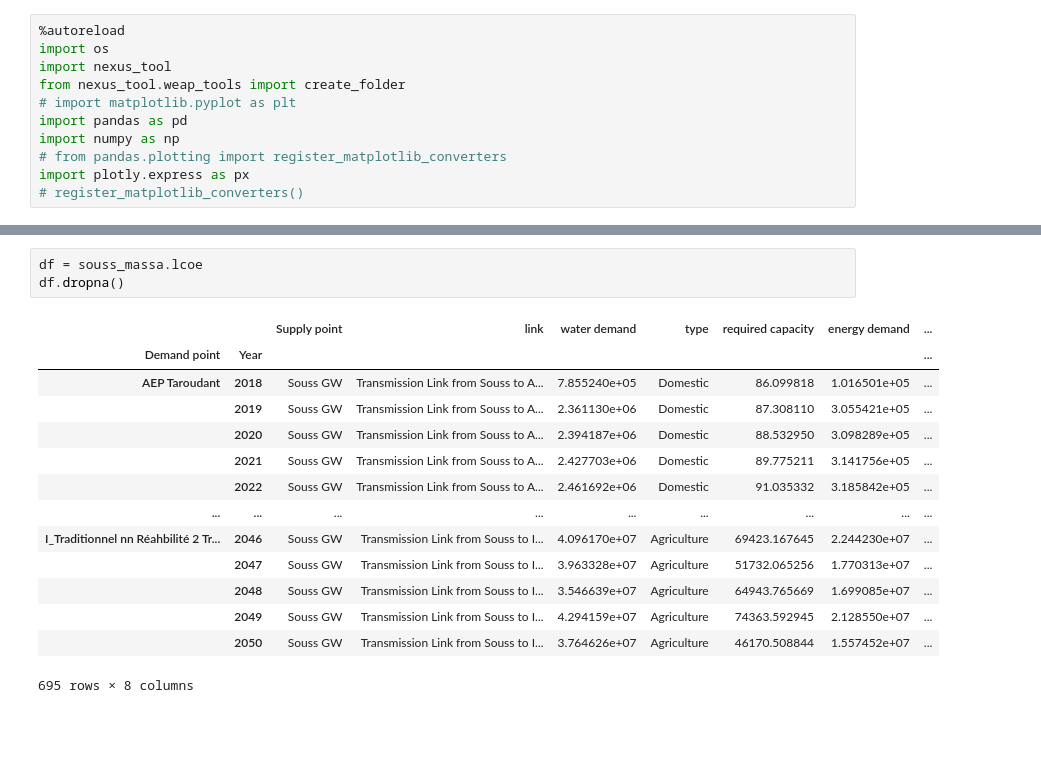
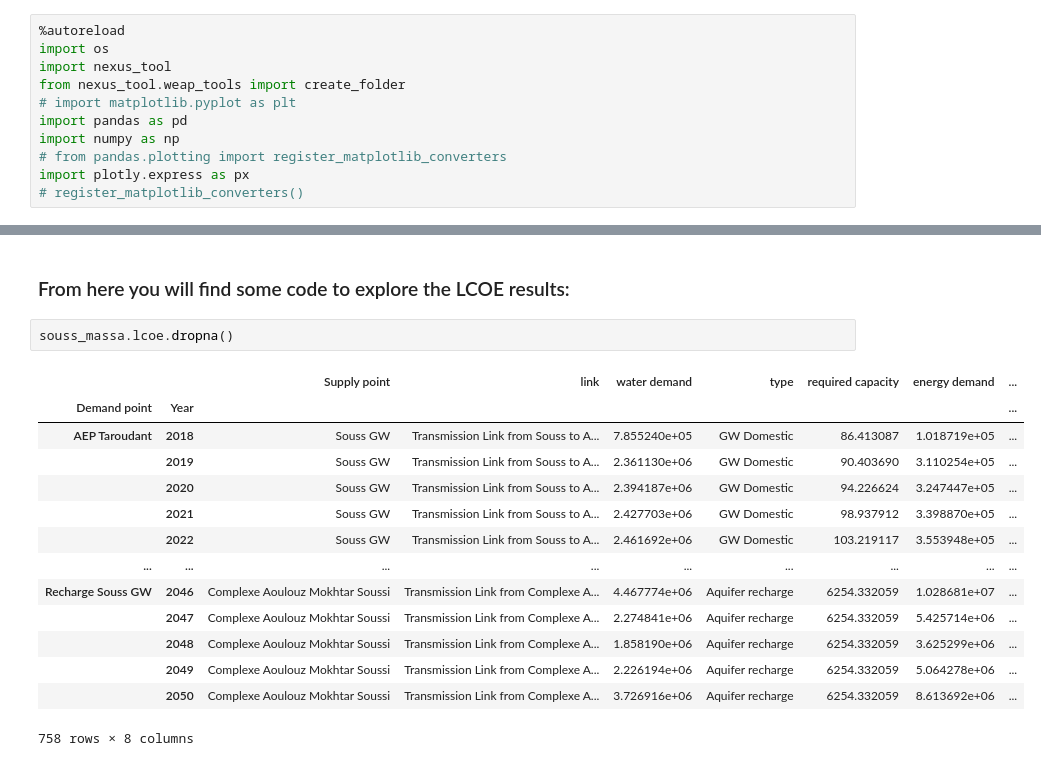
Before and after one commit to KTH-dESA/FAO, a Jupyter notebook: energy_demand_runner-Souss-Massa all scenarios.ipynb, the cells around one changed output, grey strips where cells are left out. Saved outputs shown, nothing was run; the diff lists cells and outputs as text; blank space fills up the shorter version.

```diff
--- a/energy_demand_runner-Souss-Massa all scenarios.ipynb
+++ b/energy_demand_runner-Souss-Massa all scenarios.ipynb
@@ -113,18 +179,19 @@ for scenario in scenarios:
+# %% [markdown]
+### From here you will find some code to explore the LCOE results:
 # %%
-df = souss_massa.lcoe
-df.dropna()
+souss_massa.lcoe.dropna()
 # %% [output]
 |  |  | Supply point | link | water demand | type | required capacity | energy demand | ... |
 | Demand point | Year |  |  |  |  |  |  | ... |
-| AEP Taroudant | 2018 | Souss GW | Transmission Link from Souss to A... | 7.855240e+05 | Domestic | 86.099818 | 1.016501e+05 | ... |
-|  | 2019 | Souss GW | Transmission Link from Souss to A... | 2.361130e+06 | Domestic | 87.308110 | 3.055421e+05 | ... |
-|  | 2020 | Souss GW | Transmission Link from Souss to A... | 2.394187e+06 | Domestic | 88.532950 | 3.098289e+05 | ... |
-|  | 2021 | Souss GW | Transmission Link from Souss to A... | 2.427703e+06 | Domestic | 89.775211 | 3.141756e+05 | ... |
-|  | 2022 | Souss GW | Transmission Link from Souss to A... | 2.461692e+06 | Domestic | 91.035332 | 3.185842e+05 | ... |
+| AEP Taroudant | 2018 | Souss GW | Transmission Link from Souss to A... | 7.855240e+05 | GW Domestic | 86.413087 | 1.018719e+05 | ... |
+|  | 2019 | Souss GW | Transmission Link from Souss to A... | 2.361130e+06 | GW Domestic | 90.403690 | 3.110254e+05 | ... |
+|  | 2020 | Souss GW | Transmission Link from Souss to A... | 2.394187e+06 | GW Domestic | 94.226624 | 3.247447e+05 | ... |
+|  | 2021 | Souss GW | Transmission Link from Souss to A... | 2.427703e+06 | GW Domestic | 98.937912 | 3.398870e+05 | ... |
+|  | 2022 | Souss GW | Transmission Link from Souss to A... | 2.461692e+06 | GW Domestic | 103.219117 | 3.553948e+05 | ... |
 | ... | ... | ... | ... | ... | ... | ... | ... | ... |
-| I_Traditionnel nn Réahbilité 2 Tr... | 2046 | Souss GW | Transmission Link from Souss to I... | 4.096170e+07 | Agriculture | 69423.167645 | 2.244230e+07 | ... |
-|  | 2047 | Souss GW | Transmission Link from Souss to I... | 3.963328e+07 | Agriculture | 51732.065256 | 1.770313e+07 | ... |
-|  | 2048 | Souss GW | Transmission Link from Souss to I... | 3.546639e+07 | Agriculture | 64943.765669 | 1.699085e+07 | ... |
-|  | 2049 | Souss GW | Transmission Link from Souss to I... | 4.294159e+07 | Agriculture | 74363.592945 | 2.128550e+07 | ... |
-|  | 2050 | Souss GW | Transmission Link from Souss to I... | 3.764626e+07 | Agriculture | 46170.508844 | 1.557452e+07 | ... |
+| Recharge Souss GW | 2046 | Complexe Aoulouz Mokhtar Soussi | Transmission Link from Complexe A... | 4.467774e+06 | Aquifer recharge | 6254.332059 | 1.028681e+07 | ... |
+|  | 2047 | Complexe Aoulouz Mokhtar Soussi | Transmission Link from Complexe A... | 2.274841e+06 | Aquifer recharge | 6254.332059 | 5.425714e+06 | ... |
+|  | 2048 | Complexe Aoulouz Mokhtar Soussi | Transmission Link from Complexe A... | 1.858190e+06 | Aquifer recharge | 6254.332059 | 3.625299e+06 | ... |
+|  | 2049 | Complexe Aoulouz Mokhtar Soussi | Transmission Link from Complexe A... | 2.226194e+06 | Aquifer recharge | 6254.332059 | 5.064278e+06 | ... |
+|  | 2050 | Complexe Aoulouz Mokhtar Soussi | Transmission Link from Complexe A... | 3.726916e+06 | Aquifer recharge | 6254.332059 | 8.613692e+06 | ... |
-695 rows × 8 columns
+758 rows × 8 columns
```
Also changed, not shown: parts of 17 cells of this notebook, 2 other files.
